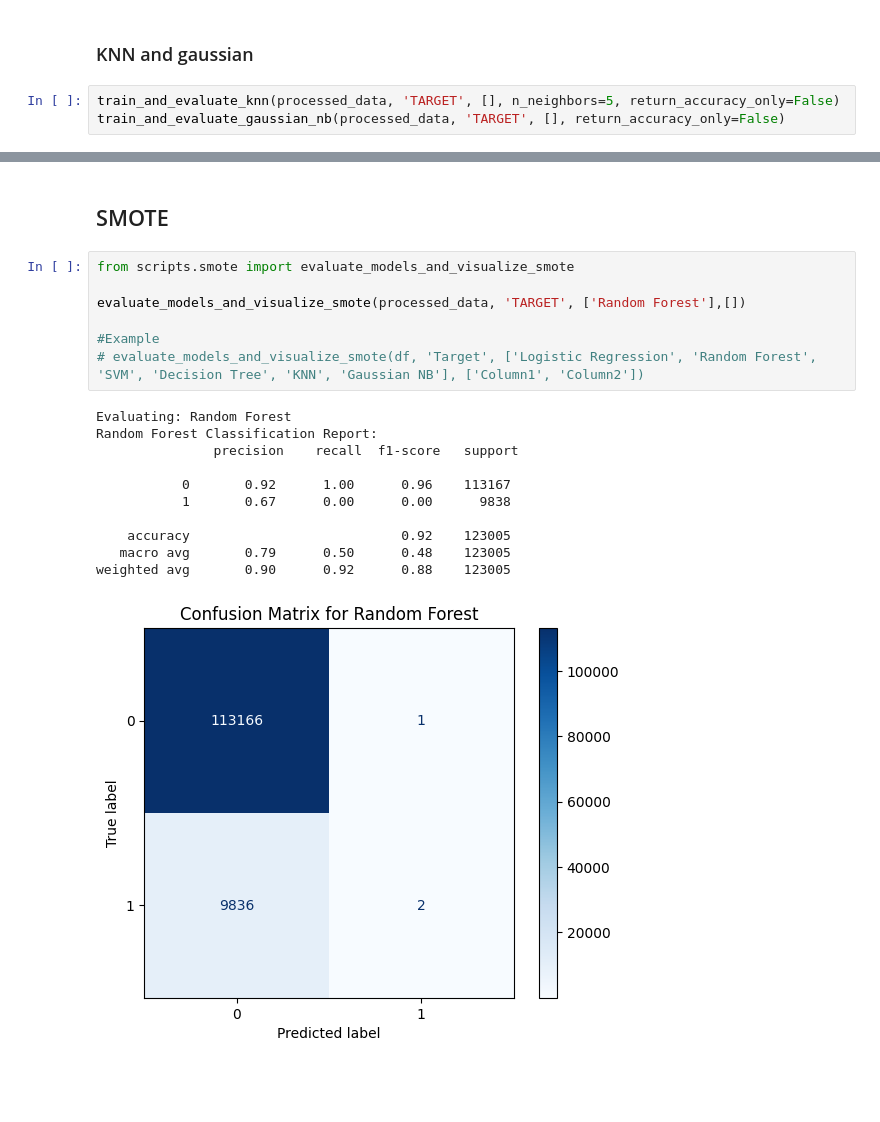
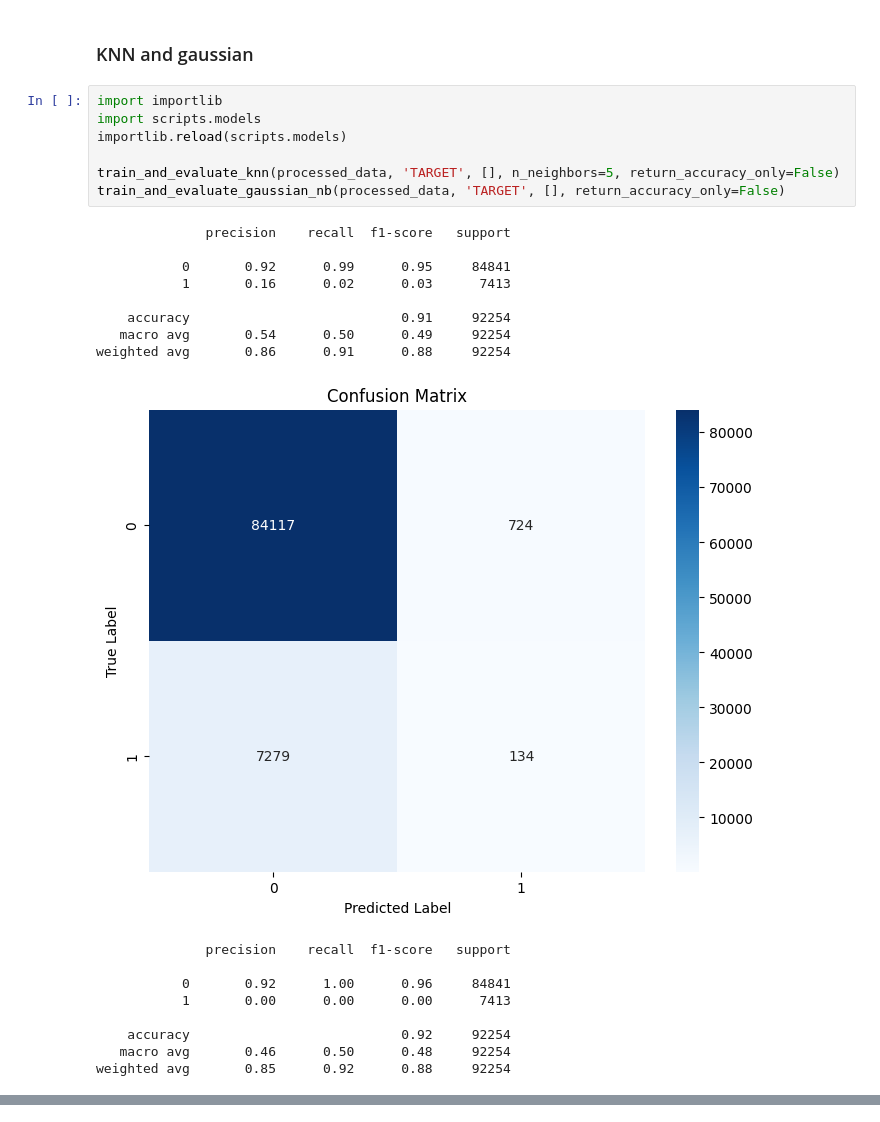
Before and after one commit to Dandata0101/mbs-fraud-detection, a Jupyter notebook: Classwork_day03.ipynb, the cells around one changed output, grey strips where cells are left out. Saved outputs shown, nothing was run; the diff lists cells and outputs as text; blank space fills up the shorter version.

```diff
--- a/Classwork_day03.ipynb
+++ b/Classwork_day03.ipynb
@@ -187,5 +255,27 @@ weighted avg       0.90      0.92      0.88     92254
 # %% [markdown]
 ### KNN and gaussian
 # %%
+import importlib
+import scripts.models
+importlib.reload(scripts.models)
+
 train_and_evaluate_knn(processed_data, 'TARGET', [], n_neighbors=5, return_accuracy_only=False)
 train_and_evaluate_gaussian_nb(processed_data, 'TARGET', [], return_accuracy_only=False)
+# %% [output]
+              precision    recall  f1-score   support
+
+           0       0.92      0.99      0.95     84841
+           1       0.16      0.02      0.03      7413
+
+    accuracy                           0.91     92254
+   macro avg       0.54      0.50      0.49     92254
+weighted avg       0.86      0.91      0.88     92254
+[figure, added]
+              precision    recall  f1-score   support
+
+           0       0.92      1.00      0.96     84841
+           1       0.00      0.00      0.00      7413
+
+    accuracy                           0.92     92254
+   macro avg       0.46      0.50      0.48     92254
+weighted avg       0.85      0.92      0.88     92254
@@ -192,21 +282,0 @@ train_and_evaluate_gaussian_nb(processed_data, 'TARGET', [], return_accuracy_onl
-# %% [markdown]
-## SMOTE
-# %%
-from scripts.smote import evaluate_models_and_visualize_smote
-
-evaluate_models_and_visualize_smote(processed_data, 'TARGET', ['Random Forest'],[])
-
-#Example
-# evaluate_models_and_visualize_smote(df, 'Target', ['Logistic Regression', 'Random Forest', 'SVM', 'Decision Tree', 'KNN', 'Gaussian NB'], ['Column1', 'Column2'])
-# %% [output]
-Evaluating: Random Forest
-Random Forest Classification Report:
-               precision    recall  f1-score   support
-
-           0       0.92      1.00      0.96    113167
-           1       0.67      0.00      0.00      9838
-
-    accuracy                           0.92    123005
-   macro avg       0.79      0.50      0.48    123005
-weighted avg       0.90      0.92      0.88    123005
-[figure, removed]
```
Also changed, not shown: parts of 12 cells of this notebook, 2 other files.
